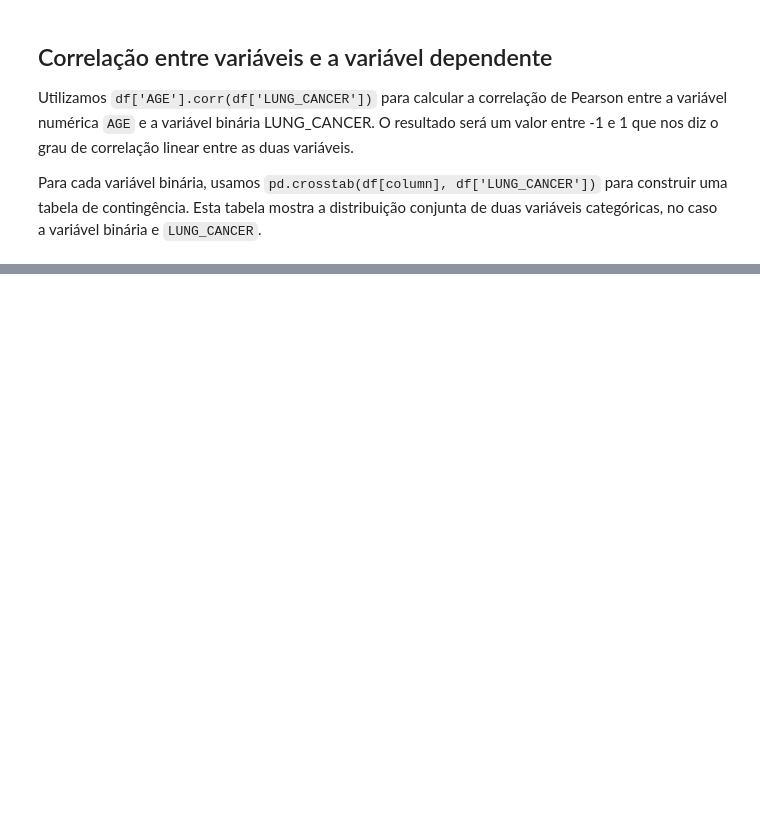
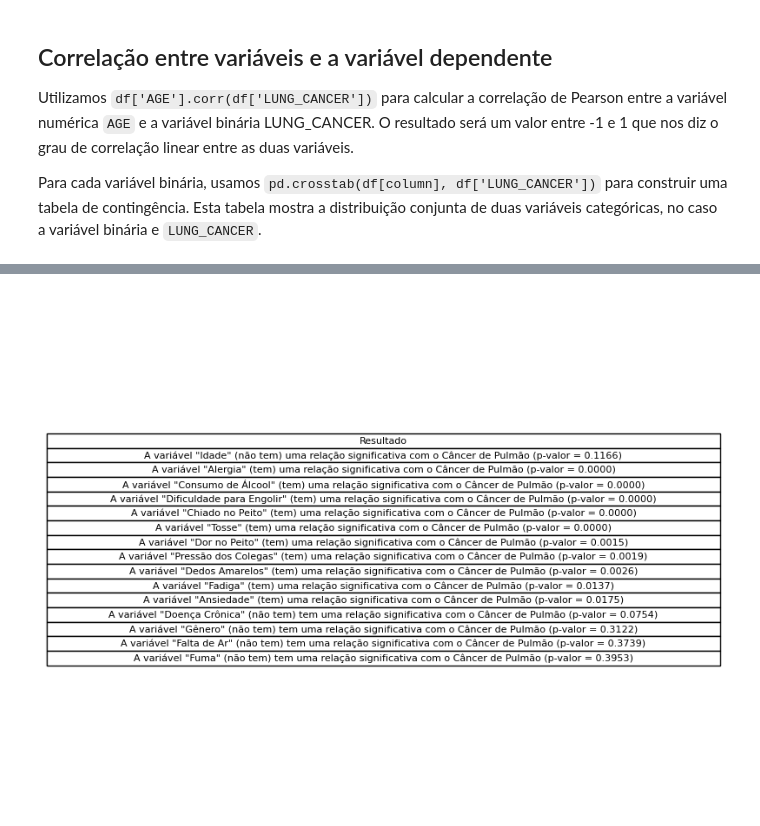
Before and after one commit to neocrz/lung_cancer_analysis, a Jupyter notebook: lung_cancer.ipynb, the cells around one changed output, grey strips where cells are left out. Saved outputs shown, nothing was run; the diff lists cells and outputs as text; code cells hidden in the pictures; blank space fills up the shorter version.

```diff
--- a/lung_cancer.ipynb
+++ b/lung_cancer.ipynb
@@ -336,0 +259,58 @@ Há uma associação significativa entre Fadiga e Câncer de Pulmão.
+# %%
+# Lista para armazenar as frases de resultados dos testes
+hypothesis_results = []
+
+# Nível de significância
+alpha = 0.05
+
+# Calcular a correlação de Pearson entre AGE e LUNG_CANCER
+correlation, p_value = pearsonr(df['AGE'], df['LUNG_CANCER'])
+
+# Criar a frase do resultado do teste de hipótese
+if p_value < alpha:
+    result_text = f'A variável "Idade" (tem) uma relação significativa com o Câncer de Pulmão (p-valor = {p_value:.4f})'
+else:
+    result_text = f'A variável "Idade" (não tem) uma relação significativa com o Câncer de Pulmão (p-valor = {p_value:.4f})'
+
+# Adicionar o resultado ao hypothesis_results
+hypothesis_results.append({
+    'Variável': 'Idade',
+    'Resultado': result_text
+})
+
+# Iterar sobre os resultados dos testes de hipótese e criar frases
+for index, row in results_df.iterrows():
+    p_value = row['p_value']
+    column = row['Variable']
+
+    # Verificar a relação
+    if p_value < alpha:
+        result_text = f'A variável "{column_mapping[column]}" (tem) uma relação significativa com o Câncer de Pulmão (p-valor = {p_value:.4f})'
+    else:
+        result_text = f'A variável "{column_mapping[column]}" (não tem) tem uma relação significativa com o Câncer de Pulmão (p-valor = {p_value:.4f})'
+
+    # Adicionar a frase à lista
+    hypothesis_results.append({'Variável': column_mapping[column], 'Resultado': result_text})
+
+# Criar um DataFrame para visualizar os resultados
+hypothesis_results_df = pd.DataFrame(hypothesis_results)
+
+# printar tabela
+# styled_df = hypothesis_results_df[['Resultado']].style.format({'Resultado': lambda x: f"<b>{x}</b>"})
+# styled_df
+# Filtrar o DataFrame para mostrar apenas a coluna 'Resultado'
+result_column_df = hypothesis_results_df[['Resultado']]
+
+# Criar uma figura e um eixo
+fig, ax = plt.subplots(figsize=(10, len(result_column_df) * 0.5))  # Ajuste o tamanho da tabela conforme necessário
+
+# Remover o eixo (não queremos mostrar um gráfico de barras, apenas a tabela)
+ax.axis('off')
+
+# Criar a tabela
+table = ax.table(cellText=result_column_df.values, colLabels=result_column_df.columns, loc='center', cellLoc='center')
+
+# Mostrar a tabela
+plt.show()
+# %% [output]
+[figure, added]
```
Also changed, not shown: parts of 6 cells of this notebook.
